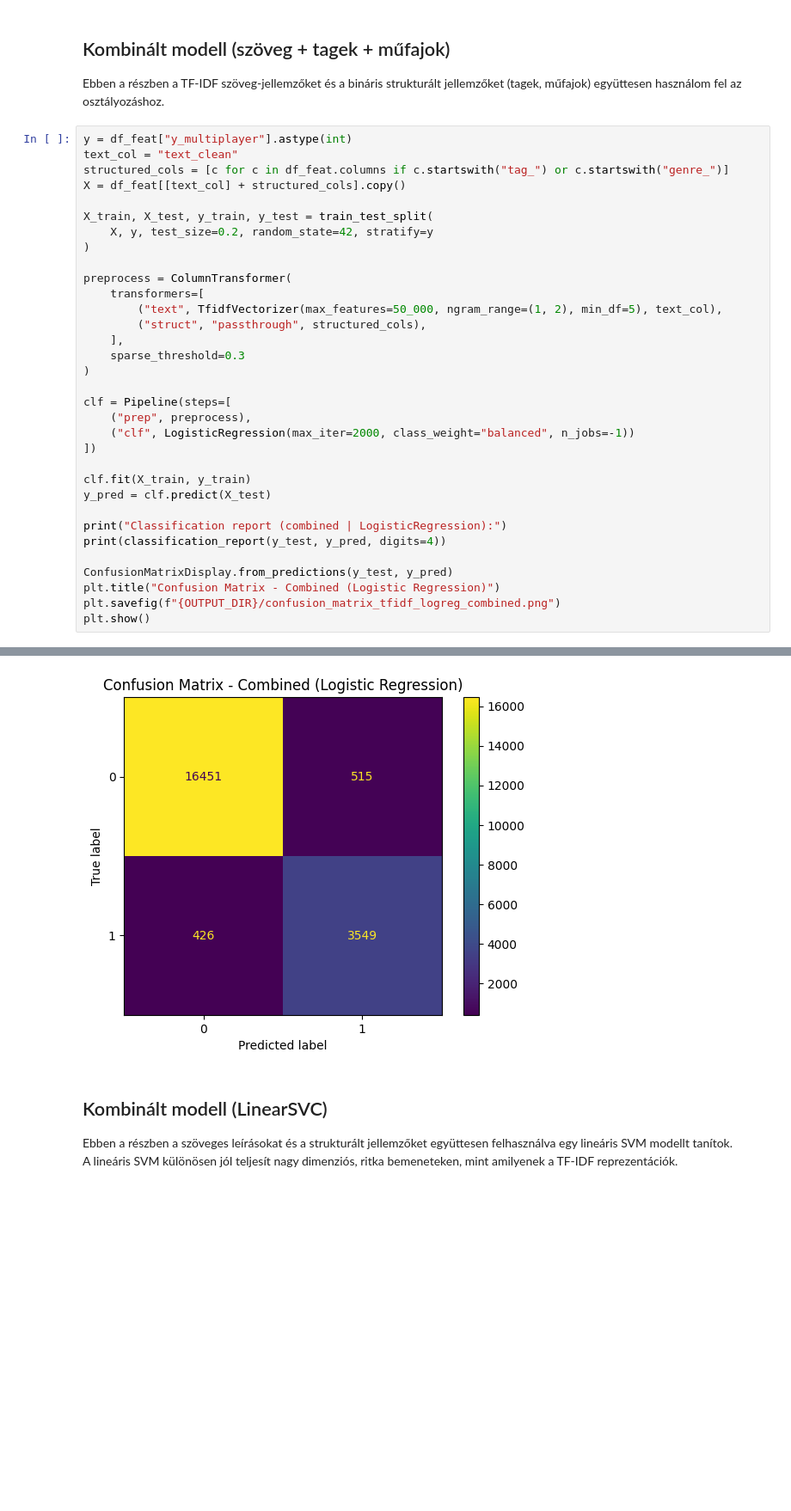
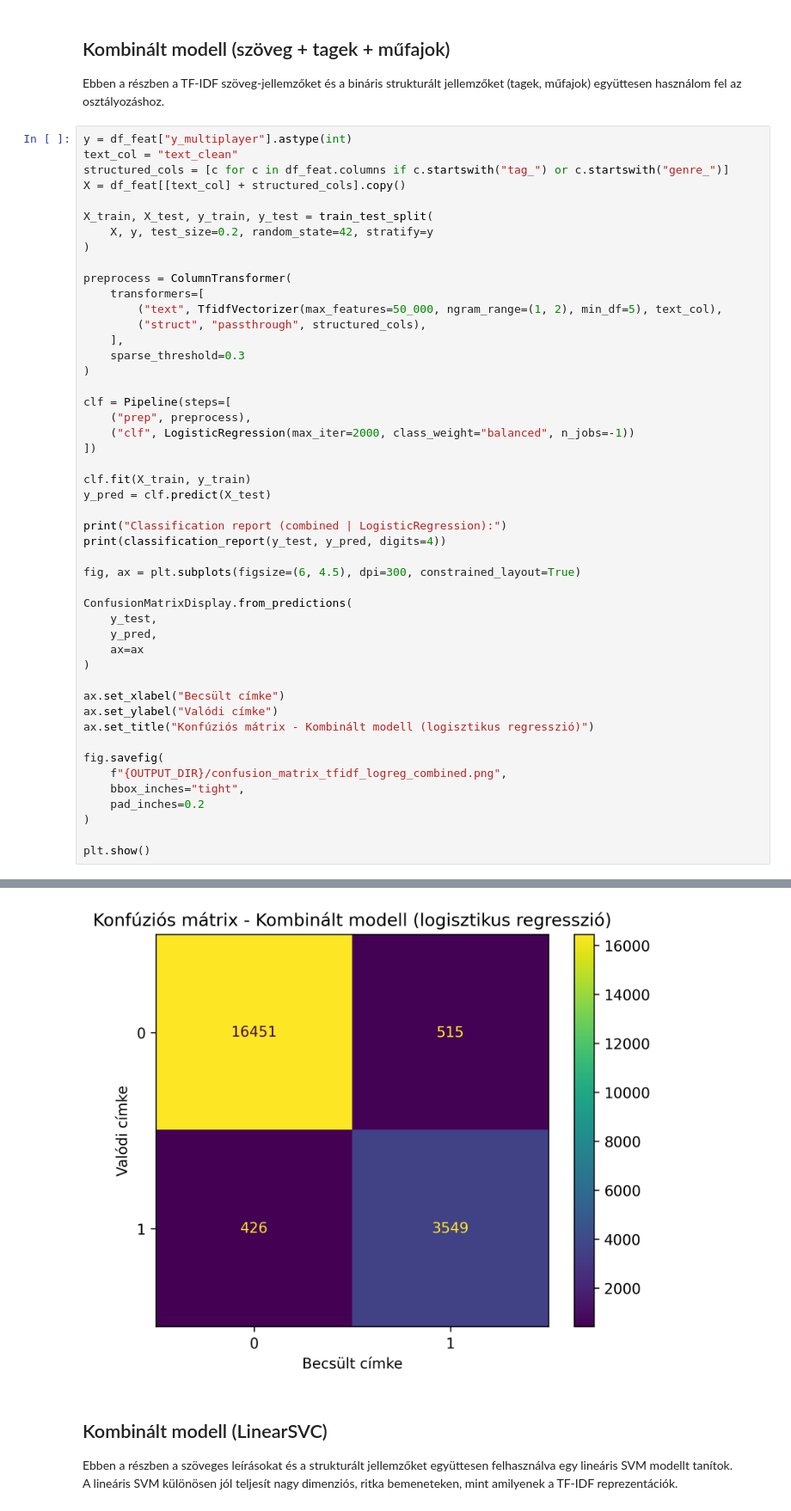
Before and after one commit to Ddavid111/videogame-data-analysis, a Jupyter notebook: notebooks/Classification/multiplayer_vs_singleplayer_classification.ipynb, the cells around one changed output, grey strips where cells are left out. Shown at 86% size. Cells and saved outputs as stored; diff of their text form; blank space fills up the shorter version.

```diff
--- a/notebooks/Classification/multiplayer_vs_singleplayer_classification.ipynb
+++ b/notebooks/Classification/multiplayer_vs_singleplayer_classification.ipynb
@@ -490,37 +647,52 @@ X_train, X_test, y_train, y_test = train_test_split(
 preprocess = ColumnTransformer(
     transformers=[
         ("text", TfidfVectorizer(max_features=50_000, ngram_range=(1, 2), min_df=5), text_col),
         ("struct", "passthrough", structured_cols),
     ],
     sparse_threshold=0.3
 )
 
 clf = Pipeline(steps=[
     ("prep", preprocess),
     ("clf", LogisticRegression(max_iter=2000, class_weight="balanced", n_jobs=-1))
 ])
 
 clf.fit(X_train, y_train)
 y_pred = clf.predict(X_test)
 
 print("Classification report (combined | LogisticRegression):")
 print(classification_report(y_test, y_pred, digits=4))
 
-ConfusionMatrixDisplay.from_predictions(y_test, y_pred)
-plt.title("Confusion Matrix - Combined (Logistic Regression)")
-plt.savefig(f"{OUTPUT_DIR}/confusion_matrix_tfidf_logreg_combined.png")
+fig, ax = plt.subplots(figsize=(6, 4.5), dpi=300, constrained_layout=True)
+
+ConfusionMatrixDisplay.from_predictions(
+    y_test,
+    y_pred,
+    ax=ax
+)
+
+ax.set_xlabel("Becsült címke")
+ax.set_ylabel("Valódi címke")
+ax.set_title("Konfúziós mátrix - Kombinált modell (logisztikus regresszió)")
+
+fig.savefig(
+    f"{OUTPUT_DIR}/confusion_matrix_tfidf_logreg_combined.png",
+    bbox_inches="tight",
+    pad_inches=0.2
+)
+
 plt.show()
 # %% [output]
 Classification report (combined | LogisticRegression):
               precision    recall  f1-score   support
 
            0     0.9748    0.9696    0.9722     16966
            1     0.8733    0.8928    0.8829      3975
 
     accuracy                         0.9551     20941
    macro avg     0.9240    0.9312    0.9276     20941
 weighted avg     0.9555    0.9551    0.9553     20941
-[figure, old version]
+[figure, new version]
 # %% [markdown]
 ## Kombinált modell (LinearSVC)
 
```
Also changed, not shown: parts of 15 cells of this notebook, 26 other files.
